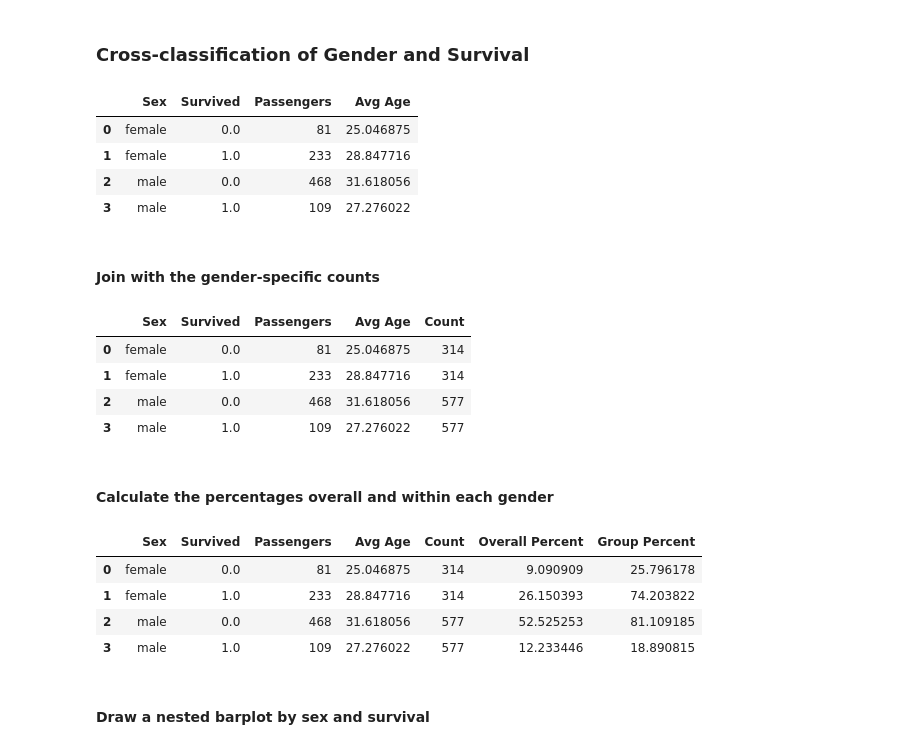
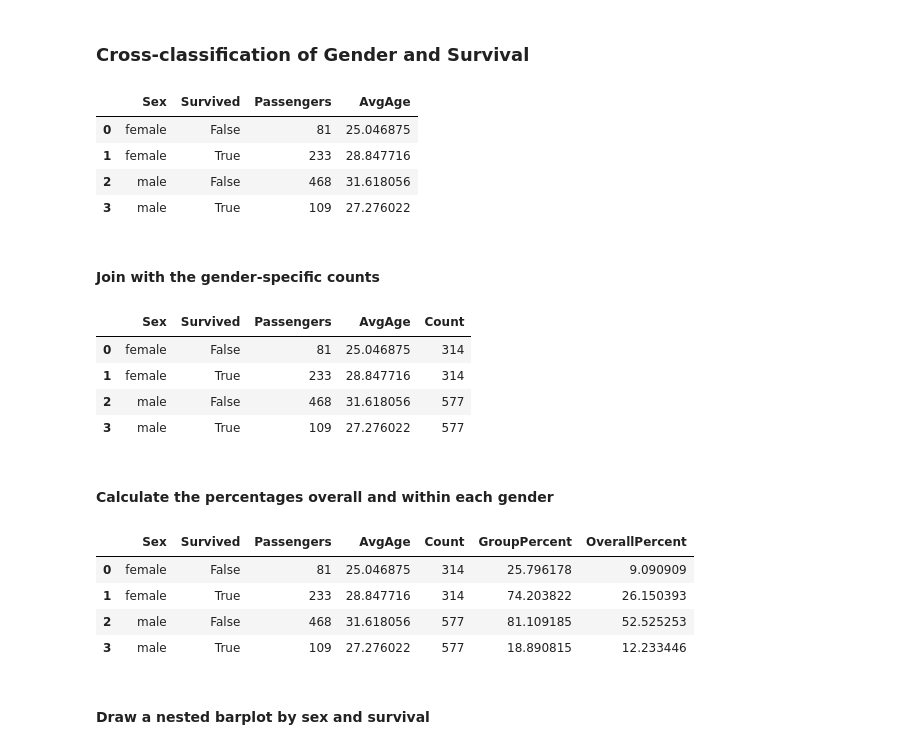
Before and after one commit to singlestore-labs/ibis-singlestoredb, a Jupyter notebook: examples/Titanic.ipynb, the cells around one changed output. Saved outputs shown, nothing was run; the diff lists cells and outputs as text; code cells hidden in the pictures.

```diff
--- a/examples/Titanic.ipynb
+++ b/examples/Titanic.ipynb
@@ -66,5 +82,5 @@ table in the database to be overwritten if it already exists.
 # %%
-titanic_tbl = conn.create_table('titanic', titanic_df, force=True)
+titanic_tbl = conn.create_table('titanic', titanic_df, schema_overrides=dict(Survived='bool'), force=True)
 # %%
 titanic_tbl.head(3)
 # %% [output]
@@ -140,52 +155,51 @@ num_surv / num_pass
 ### Cross-classification of Gender and Survival
 # %%
 cols = [titanic_tbl.Sex, titanic_tbl.Survived]
-train = titanic_tbl.Survived.notnull()
 
-freq = titanic_tbl[train].groupby(cols).aggregate([
-    titanic_tbl.count().name('Passengers'),
-    titanic_tbl.Age.mean().name('Avg Age')
-]).sort_by(cols)
+freq = titanic_tbl[train].groupby(cols).aggregate(
+    Passengers=titanic_tbl.count(),
+    AvgAge=titanic_tbl.Age.mean(),
+).sort_by(cols)
+
 freq
 # %% [output]
-|  | Sex | Survived | Passengers | Avg Age |
-| 0 | female | 0.0 | 81 | 25.046875 |
-| 1 | female | 1.0 | 233 | 28.847716 |
-| 2 | male | 0.0 | 468 | 31.618056 |
-| 3 | male | 1.0 | 109 | 27.276022 |
+|  | Sex | Survived | Passengers | AvgAge |
+| 0 | female | False | 81 | 25.046875 |
+| 1 | female | True | 233 | 28.847716 |
+| 2 | male | False | 468 | 31.618056 |
+| 3 | male | True | 109 | 27.276022 |
 # %% [markdown]
 #### Join with the gender-specific counts
 # %%
-gender = titanic_tbl[train].groupby(titanic_tbl.Sex).count(metric_name='Count')
-joined = freq.join(gender, freq.Sex == gender.Sex, suffixes=('', '_')).drop('Sex_')
+gender = titanic_tbl[train].groupby(titanic_tbl.Sex).count(metric_name='Count').relabel(dict(Sex='Sex_'))  # Relabel to avoid duplicate name in result
+joined = freq.join(gender, freq.Sex == gender.Sex_).drop('Sex_')
 joined
 # %% [output]
-|  | Sex | Survived | Passengers | Avg Age | Count |
-| 0 | female | 0.0 | 81 | 25.046875 | 314 |
-| 1 | female | 1.0 | 233 | 28.847716 | 314 |
-| 2 | male | 0.0 | 468 | 31.618056 | 577 |
-| 3 | male | 1.0 | 109 | 27.276022 | 577 |
+|  | Sex | Survived | Passengers | AvgAge | Count |
+| 0 | female | False | 81 | 25.046875 | 314 |
+| 1 | female | True | 233 | 28.847716 | 314 |
+| 2 | male | False | 468 | 31.618056 | 577 |
+| 3 | male | True | 109 | 27.276022 | 577 |
 # %% [markdown]
 #### Calculate the percentages overall and within each gender
 # %%
 # Get the total as a local numeric to use in the following expressions.
 # Downloading the value is needed because it originates from a separate table expression.
-total = titanic_tbl[train].count().execute()
+total_int = titanic_tbl[train].count().execute()
 
 # Add additional columns to joined table and execute to download the data for plotting.
-joined = joined[
-    joined.columns + [
-        (100.0 * joined.Passengers / total).name('Overall Percent'),
-        (100.0 * joined.Passengers / joined.Count).name('Group Percent'),
-    ]
-]
+joined = joined.mutate(
+    OverallPercent=100.0 * joined.Passengers / total_int,
+    GroupPercent=100.0 * joined.Passengers / joined.Count,
+)
+
 joined
 # %% [output]
-|  | Sex | Survived | Passengers | Avg Age | Count | Overall Percent | Group Percent |
-| 0 | female | 0.0 | 81 | 25.046875 | 314 | 9.090909 | 25.796178 |
-| 1 | female | 1.0 | 233 | 28.847716 | 314 | 26.150393 | 74.203822 |
-| 2 | male | 0.0 | 468 | 31.618056 | 577 | 52.525253 | 81.109185 |
-| 3 | male | 1.0 | 109 | 27.276022 | 577 | 12.233446 | 18.890815 |
+|  | Sex | Survived | Passengers | AvgAge | Count | GroupPercent | OverallPercent |
+| 0 | female | False | 81 | 25.046875 | 314 | 25.796178 | 9.090909 |
+| 1 | female | True | 233 | 28.847716 | 314 | 74.203822 | 26.150393 |
+| 2 | male | False | 468 | 31.618056 | 577 | 81.109185 | 52.525253 |
+| 3 | male | True | 109 | 27.276022 | 577 | 18.890815 | 12.233446 |
 # %% [markdown]
 #### Draw a nested barplot by sex and survival
 # %% [markdown]
```
Also changed, not shown: parts of 18 cells of this notebook.
